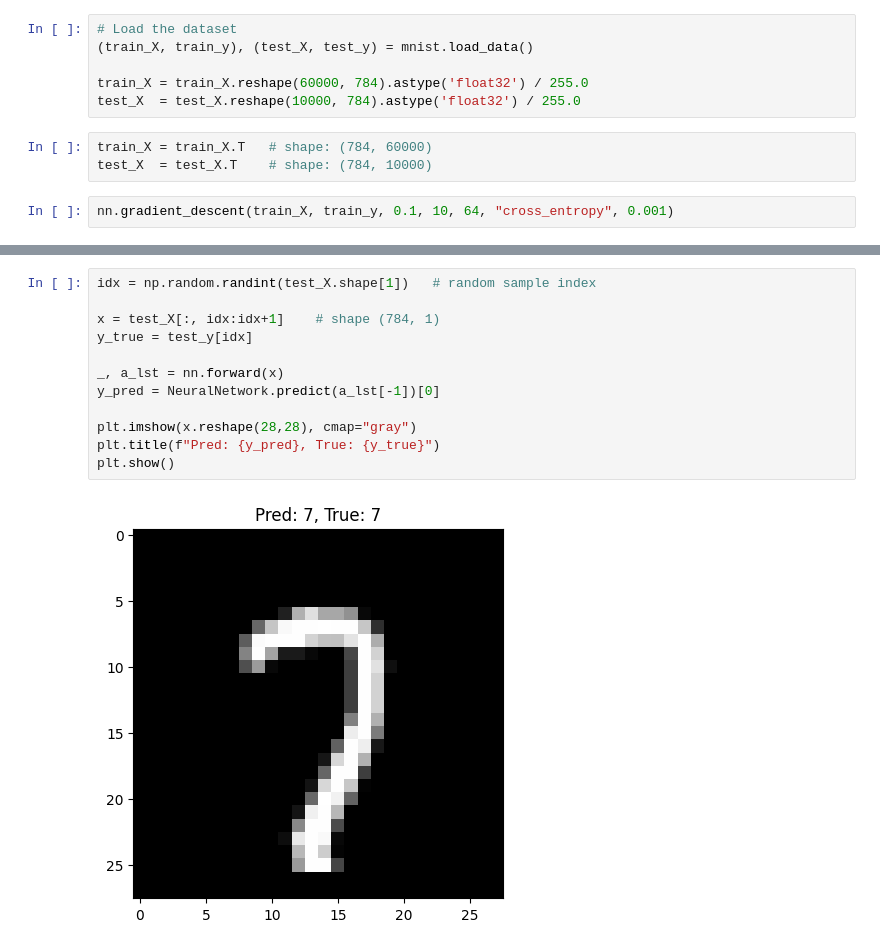
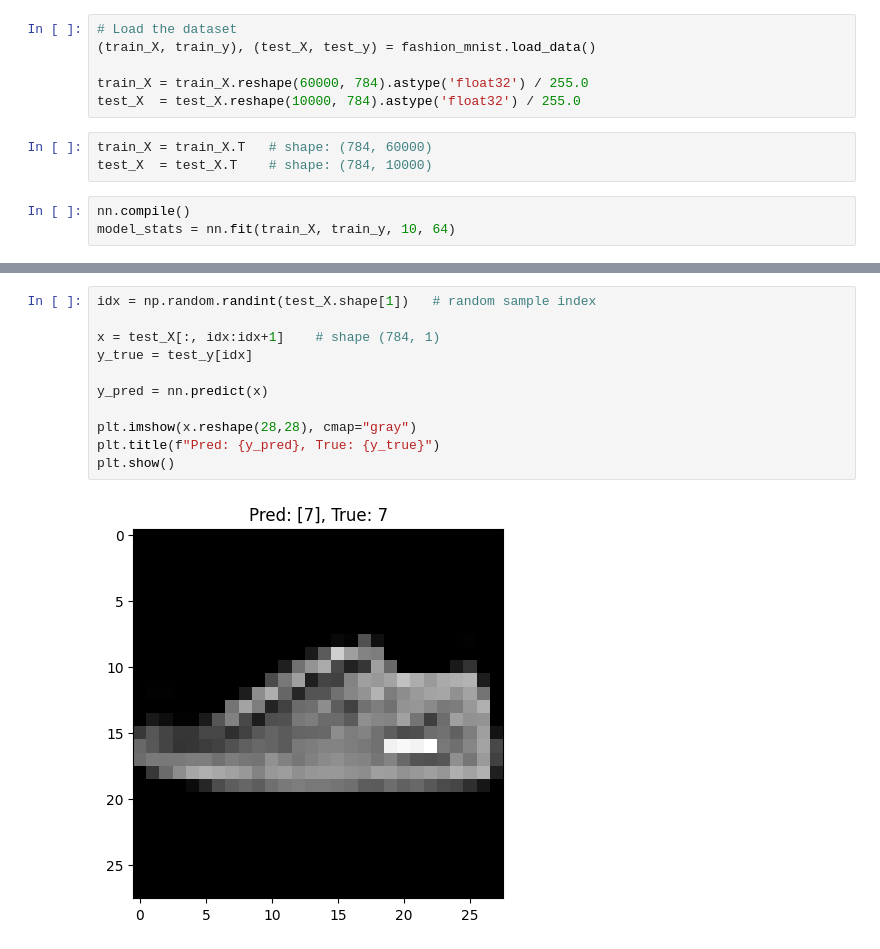
Before and after one commit to Sendy45/NeuralNetworkFromScracth, a Jupyter notebook: NN.ipynb, the cells around one changed output, grey strips where cells are left out. Drawn from its saved outputs; the diff is of its cells as text.

```diff
--- a/NN.ipynb
+++ b/NN.ipynb
@@ -315,7 +485,7 @@ class NeuralNetwork:
 nn = NeuralNetwork([784, 64, 10], ["relu","softmax"])
 # %%
 # Load the dataset
-(train_X, train_y), (test_X, test_y) = mnist.load_data()
+(train_X, train_y), (test_X, test_y) = fashion_mnist.load_data()
 
 train_X = train_X.reshape(60000, 784).astype('float32') / 255.0
 test_X  = test_X.reshape(10000, 784).astype('float32') / 255.0
@@ -323,5 +493,6 @@ test_X  = test_X.reshape(10000, 784).astype('float32') / 255.0
 train_X = train_X.T   # shape: (784, 60000)
 test_X  = test_X.T    # shape: (784, 10000)
 # %%
-nn.gradient_descent(train_X, train_y, 0.1, 10, 64, "cross_entropy", 0.001)
+nn.compile()
+model_stats = nn.fit(train_X, train_y, 10, 64)
 # %% [output]
@@ -358,14 +508,13 @@ Loss:  0.09866995747235402
 # %%
 idx = np.random.randint(test_X.shape[1])   # random sample index
 
 x = test_X[:, idx:idx+1]    # shape (784, 1)
 y_true = test_y[idx]
 
-_, a_lst = nn.forward(x)
-y_pred = NeuralNetwork.predict(a_lst[-1])[0]
+y_pred = nn.predict(x)
 
 plt.imshow(x.reshape(28,28), cmap="gray")
 plt.title(f"Pred: {y_pred}, True: {y_true}")
 plt.show()
 # %% [output]
-[figure, old version]
+[figure, new version]
```
Also changed, not shown: parts of 7 cells of this notebook.
